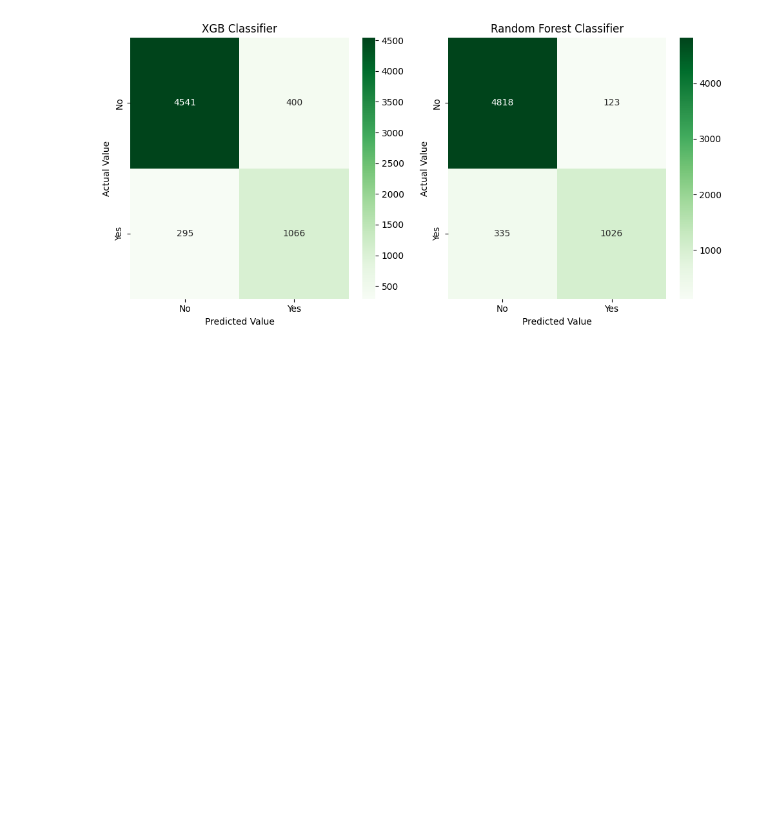
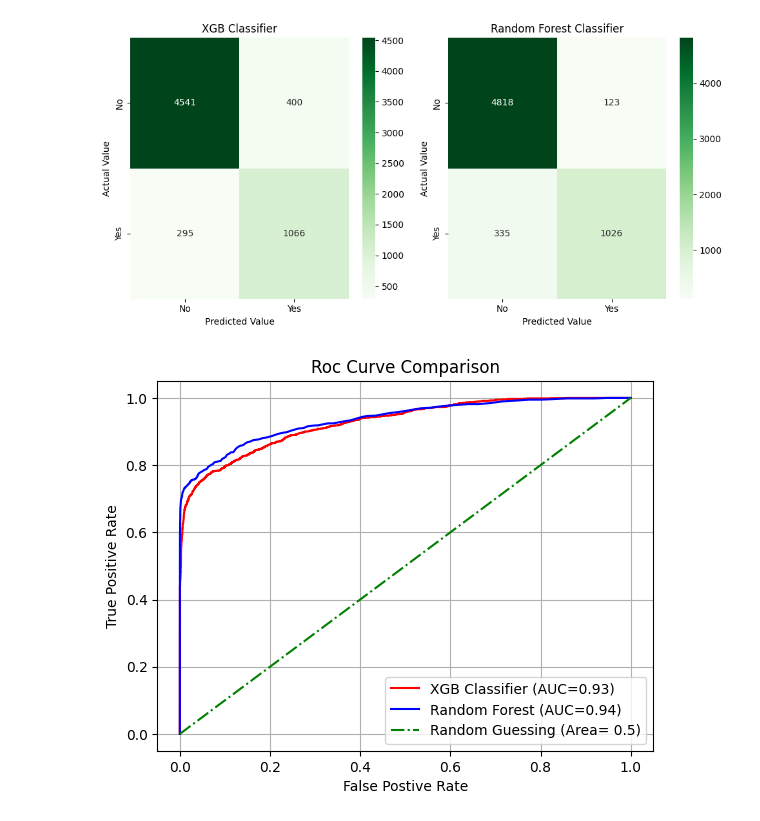
Before and after one commit to Md-Maruf-1727/loan-risk-analysis-xai, a Jupyter notebook: Notebooks/04_model_training.ipynb, the cells around one changed output. Cells and saved outputs as stored; diff of their text form; code cells hidden in the pictures; blank space fills up the shorter version.

```diff
--- a/Notebooks/04_model_training.ipynb
+++ b/Notebooks/04_model_training.ipynb
@@ -268,3 +269,21 @@ plt.tight_layout()
 plt.show()
 # %% [output]
 [figure]
+# %%
+fpr1, tpr1, _ = roc_curve(ytest, xg_pred_proba)
+fpr2, tpr2, _ = roc_curve(ytest, rf_pred_proba)
+
+plt.plot(fpr1, tpr1, color='red', label= f"XGB Classifier (AUC={xg_roc_auc:.2f})")
+plt.plot(fpr2, tpr2, color='blue', label= f"Random Forest (AUC={rf_roc_auc:.2f})")
+
+plt.plot([0, 1], [0, 1], color='green', linestyle='-.', label="Random Guessing (Area= 0.5)")
+
+plt.title("Roc Curve Comparison")
+plt.xlabel("False Postive Rate")
+plt.ylabel("True Positive Rate")
+
+plt.legend(loc='lower right')
+plt.grid(True)
+plt.show()
+# %% [output]
+[figure, added]
```
Also changed, not shown: parts of 1 cell of this notebook.
